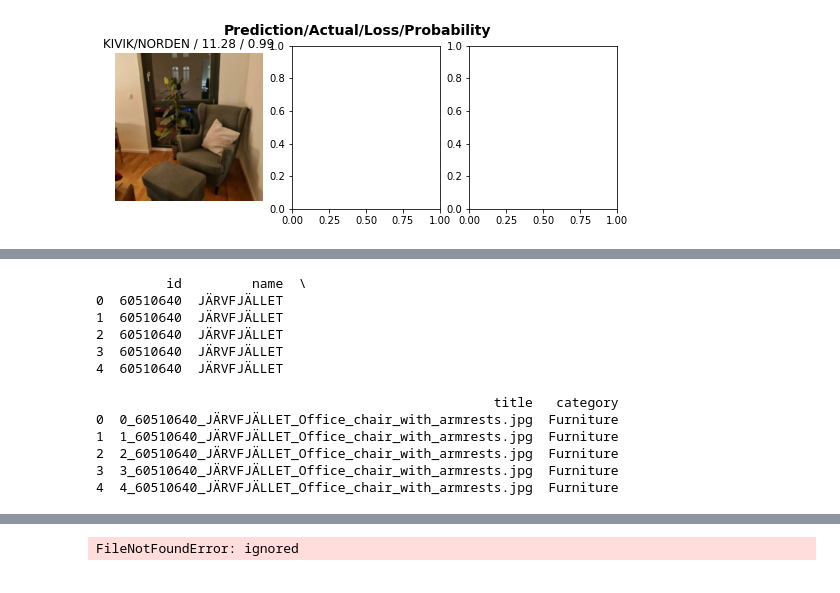
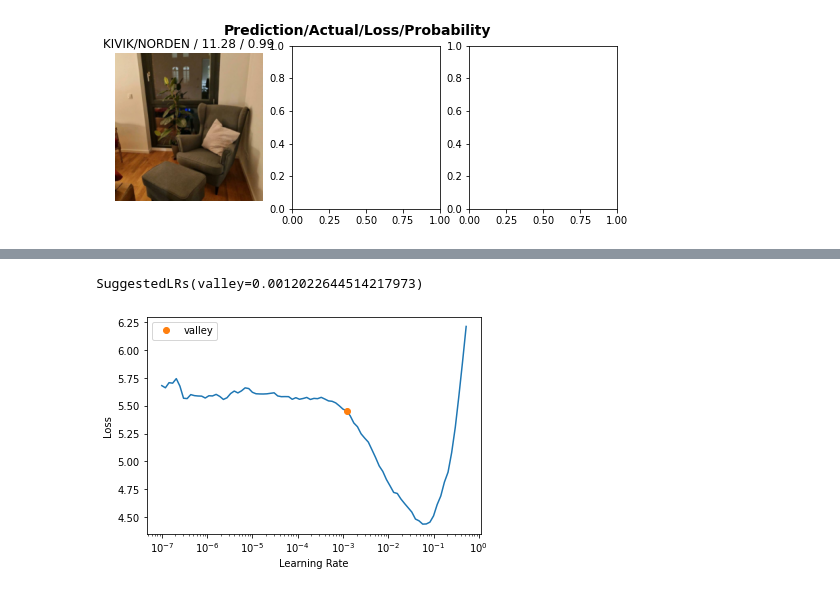
Before and after one commit to Greqorian/Ebay_Kleinanzeige_Image_Scraper, a Jupyter notebook: Copy_of_IKEA_Products_Recognition_AI.ipynb, the cells around one changed output, grey strips where cells are left out. Drawn from its saved outputs; the diff is of its cells as text; code cells hidden in the pictures.

```diff
--- a/Copy_of_IKEA_Products_Recognition_AI.ipynb
+++ b/Copy_of_IKEA_Products_Recognition_AI.ipynb
@@ -351,6 +427,6 @@ interp.plot_top_losses(3)
 # %%
 # Opening JSON file
-f = open('/content/drive/MyDrive/DATA/furnitureImages/100-furniture/100-furniture-imagesList.json', "r")
+f = open('/content/drive/MyDrive/DATA/furnitureImages/100-furniture/IkeaOnlineImagesList.json', "r")
 # a dictionary
-df2 = json.load(f)
+uniqueList = json.load(f)
 # %%
@@ -363,0 +434,3 @@ df1
+# %%
+df1 = pd.json_normalize(uniqueList)
+df1
@@ -364,25 +451,11 @@ df1
 # %%
-print(df1.head(5)[df1.columns[0:4]])
-path = '/content/drive/MyDrive/DATA/furnitureImages/100-first-furnitureImages'
-train_path = '/content/drive/MyDrive/DATA/furnitureImages/100-first-furnitureImages/trainSmall'
+
+path = '/content/drive/MyDrive/DATA/furnitureImages/100-furniture'
+train_path = '/content/drive/MyDrive/DATA/furnitureImages/100-furniture/trainSmall'
-# %% [output]
-         id         name  \
-0  60510640  JÄRVFJÄLLET
-1  60510640  JÄRVFJÄLLET
-2  60510640  JÄRVFJÄLLET
-3  60510640  JÄRVFJÄLLET
-4  60510640  JÄRVFJÄLLET
-
-                                                   title   category
-0  0_60510640_JÄRVFJÄLLET_Office_chair_with_armrests.jpg  Furniture
-1  1_60510640_JÄRVFJÄLLET_Office_chair_with_armrests.jpg  Furniture
-2  2_60510640_JÄRVFJÄLLET_Office_chair_with_armrests.jpg  Furniture
-3  3_60510640_JÄRVFJÄLLET_Office_chair_with_armrests.jpg  Furniture
-4  4_60510640_JÄRVFJÄLLET_Office_chair_with_armrests.jpg  Furniture
 # %%
 dls2 = ImageDataLoaders.from_df(df=df1,
                                path=path,
-                               folder='train',
+                               folder='trainSmall',
                                valid_pct = 0.2,
                                bs = 30,
                                device=device,
@@ -398 +472,2 @@ learn.lr_find()
-FileNotFoundError: ignored
+SuggestedLRs(valley=0.0012022644514217973)
+[figure, added]
```
Also changed, not shown: parts of 21 cells of this notebook.
